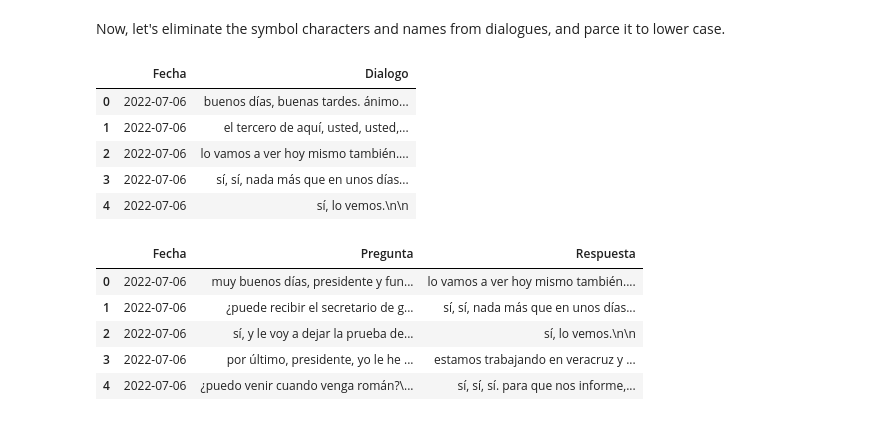
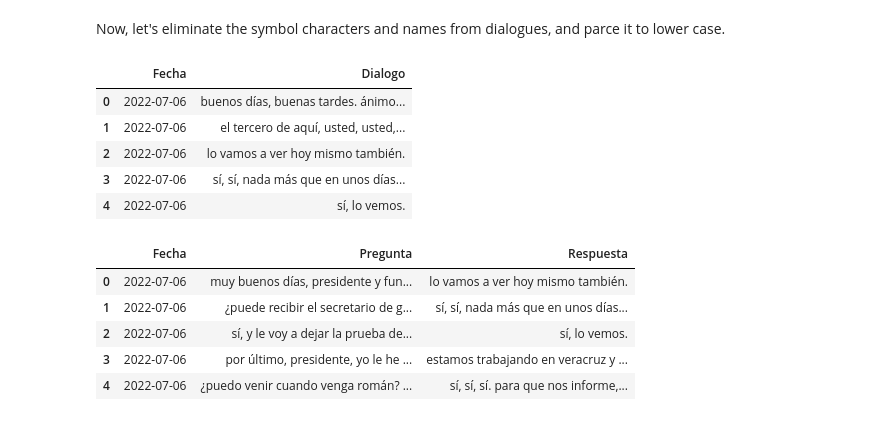
Before and after one commit to HernandezJose0/AMLO_QnA_Generator, a Jupyter notebook: Cleaning_speeches.ipynb, the cells around one changed output. Cells and saved outputs as stored; diff of their text form; code cells hidden in the pictures.

```diff
--- a/Cleaning_speeches.ipynb
+++ b/Cleaning_speeches.ipynb
@@ -97,26 +96,29 @@ df_dialogos.head()
 # %% [markdown]
 Now, let's eliminate the symbol characters and names from dialogues, and parce it to lower case.
 # %%
-df_dialogos["Dialogo"]=df_dialogos["Dialogo"].apply(lambda x:re.sub("[A-Z][A-Z][A-Z]*","",x)).apply(lambda x: x.lower())
-df_preguntas["Pregunta"]=df_preguntas["Pregunta"].apply(lambda x:re.sub("[A-Z][A-Z][A-Z]*","",x)).apply(lambda x: x.lower())
-df_preguntas["Respuesta"]=df_preguntas["Respuesta"].apply(lambda x:re.sub("[A-Z][A-Z][A-Z]*","",x)).apply(lambda x: x.lower())
+df_dialogos["Dialogo"]=df_dialogos["Dialogo"].apply(lambda x:re.sub("[A-Z][A-Z][A-Z]*","",x)).apply\
+(lambda x: x.replace("\n","").lower())
+df_preguntas["Pregunta"]=df_preguntas["Pregunta"].apply(lambda x:re.sub("[A-Z][A-Z][A-Z]*","",x)).apply\
+(lambda x: x.replace("\n","").lower())
+df_preguntas["Respuesta"]=df_preguntas["Respuesta"].apply(lambda x:re.sub("[A-Z][A-Z][A-Z]*","",x)).apply\
+(lambda x: x.replace("\n","").lower())
 df_dialogos.head()
 # %% [output]
 |  | Fecha | Dialogo |
 | 0 | 2022-07-06 | buenos días, buenas tardes. ánimo... |
 | 1 | 2022-07-06 | el tercero de aquí, usted, usted,... |
-| 2 | 2022-07-06 | lo vamos a ver hoy mismo también.... |
+| 2 | 2022-07-06 | lo vamos a ver hoy mismo también. |
 | 3 | 2022-07-06 | sí, sí, nada más que en unos días... |
-| 4 | 2022-07-06 | sí, lo vemos.\n\n |
+| 4 | 2022-07-06 | sí, lo vemos. |
 # %%
 df_preguntas.head()
 # %% [output]
 |  | Fecha | Pregunta | Respuesta |
-| 0 | 2022-07-06 | muy buenos días, presidente y fun... | lo vamos a ver hoy mismo también.... |
+| 0 | 2022-07-06 | muy buenos días, presidente y fun... | lo vamos a ver hoy mismo también. |
 | 1 | 2022-07-06 | ¿puede recibir el secretario de g... | sí, sí, nada más que en unos días... |
-| 2 | 2022-07-06 | sí, y le voy a dejar la prueba de... | sí, lo vemos.\n\n |
+| 2 | 2022-07-06 | sí, y le voy a dejar la prueba de... | sí, lo vemos. |
 | 3 | 2022-07-06 | por último, presidente, yo le he ... | estamos trabajando en veracruz y ... |
-| 4 | 2022-07-06 | ¿puedo venir cuando venga román?\... | sí, sí, sí. para que nos informe,... |
+| 4 | 2022-07-06 | ¿puedo venir cuando venga román? ... | sí, sí, sí. para que nos informe,... |
 # %%
 df_preguntas.to_csv("preguntas_cleaned.csv",index=False)
 df_dialogos.to_csv("dialogos_cleaned.csv",index=False)
```
Also changed, not shown: parts of 1 cell of this notebook.
